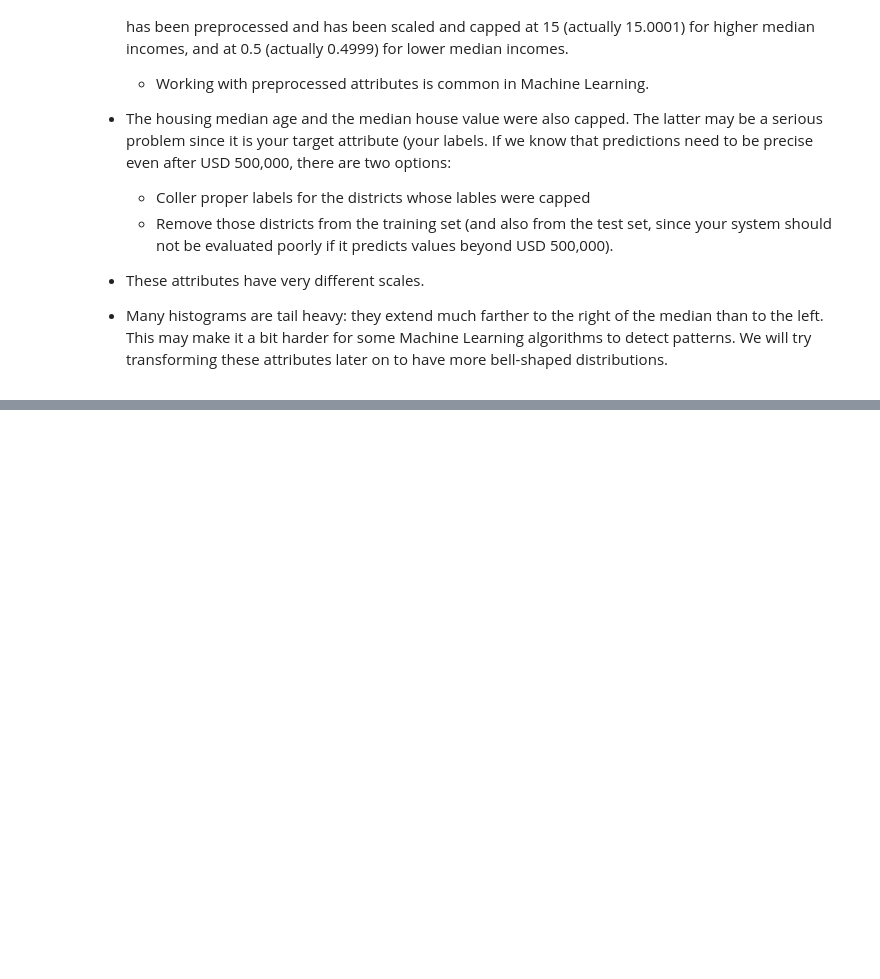
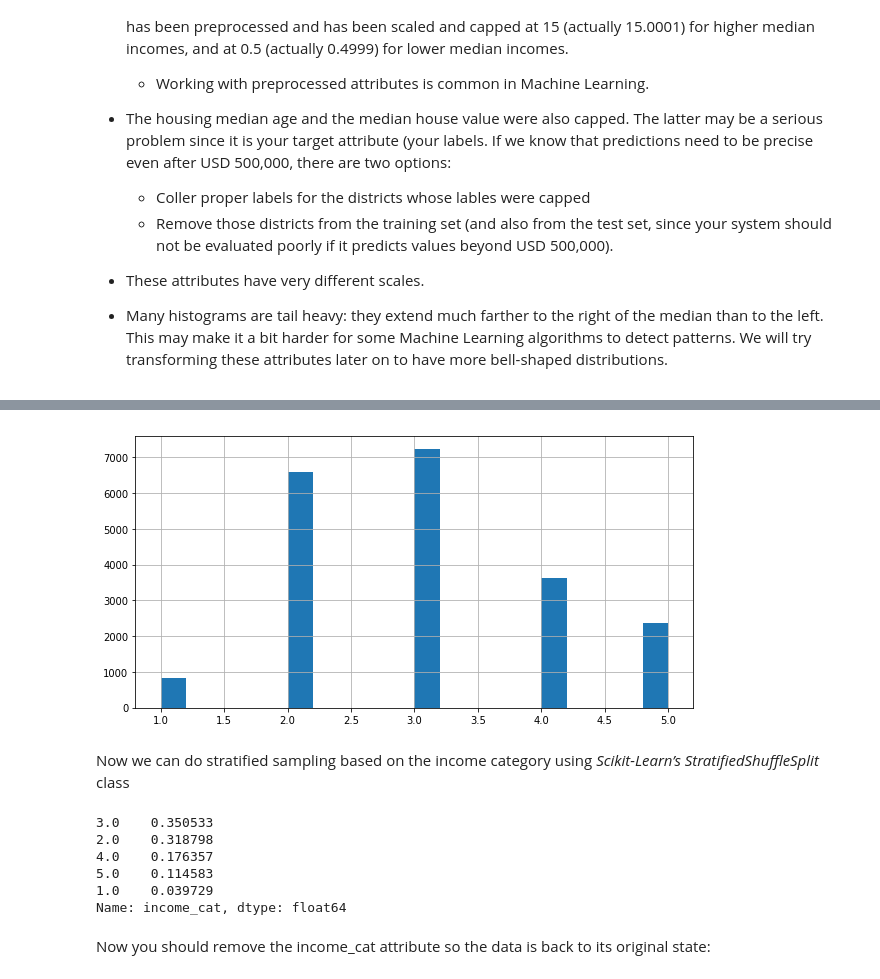
Before and after one commit to caragpe/machinelearning, a Jupyter notebook: Chapter 2.ipynb, the cells around one changed output, grey strips where cells are left out. Cells and saved outputs as stored; diff of their text form; code cells hidden in the pictures; blank space fills up the shorter version.

Commit message:
Discover and visualize data

```diff
--- a/Chapter 2.ipynb
+++ b/Chapter 2.ipynb
@@ -233,0 +281,30 @@ A few details about the histograms:
+# %%
+%matplotlib inline
+import matplotlib.pyplot as plt
+
+housing["income_cat"] = np.ceil(housing["median_income"] / 1.5)
+housing["income_cat"].where(housing["income_cat"] < 5, 5.0, inplace=True)
+housing["income_cat"].hist(bins=20, figsize=(10,5))
+plt.show()
+# %% [output]
+[figure, added]
+# %% [markdown]
+Now we can do stratified sampling based on the income category using *Scikit-Learn’s StratifiedShuffleSplit* class
+# %%
+from sklearn.model_selection import StratifiedShuffleSplit
+
+split = StratifiedShuffleSplit(n_splits=1, test_size=0.2, random_state=42)
+for train_index, test_index in split.split(housing, housing["income_cat"]):
+    strat_train_set = housing.loc[train_index]
+    strat_test_set = housing.loc[test_index]
+
+strat_test_set["income_cat"].value_counts() / len(strat_test_set)
+# %% [output]
+3.0    0.350533
+2.0    0.318798
+4.0    0.176357
+5.0    0.114583
+1.0    0.039729
+Name: income_cat, dtype: float64
+# %% [markdown]
+Now you should remove the income_cat attribute so the data is back to its original state:
```
Also changed, not shown: parts of 17 cells of this notebook.
